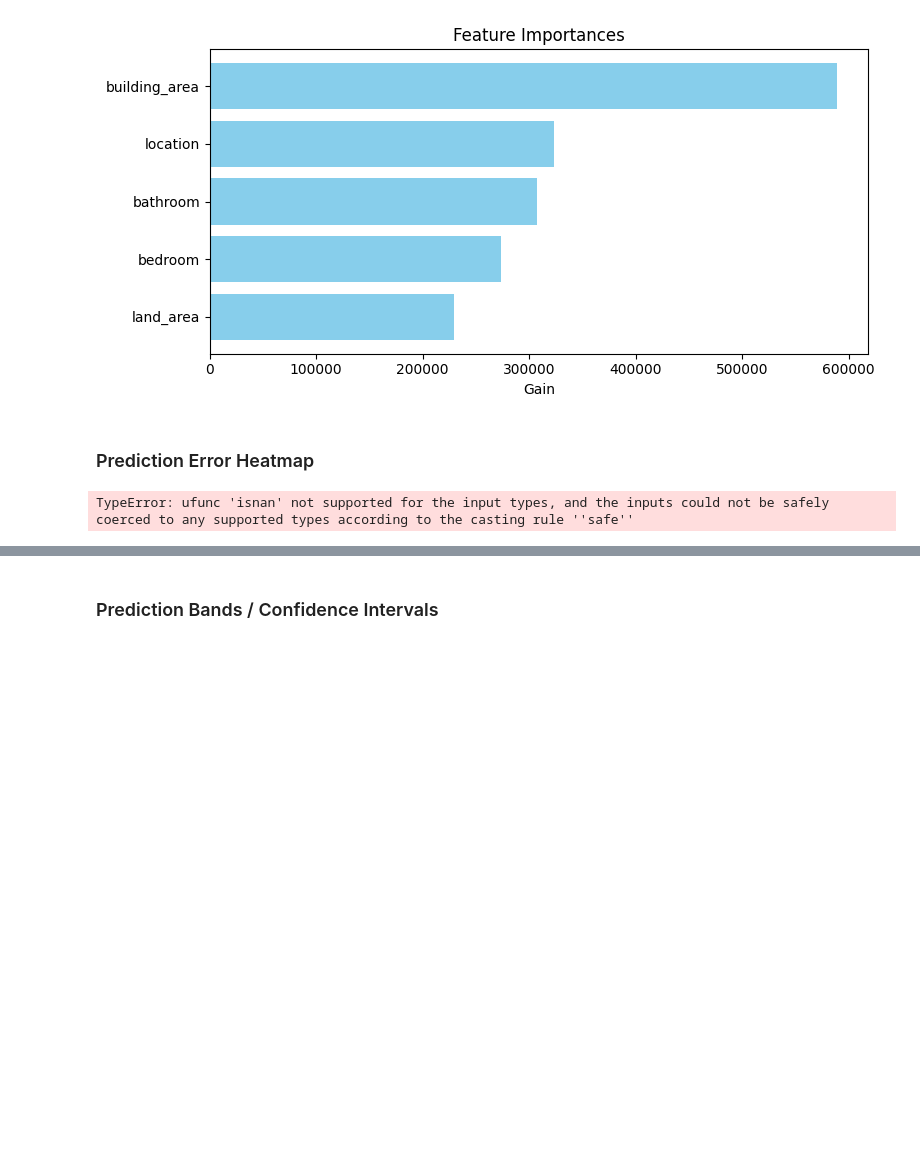
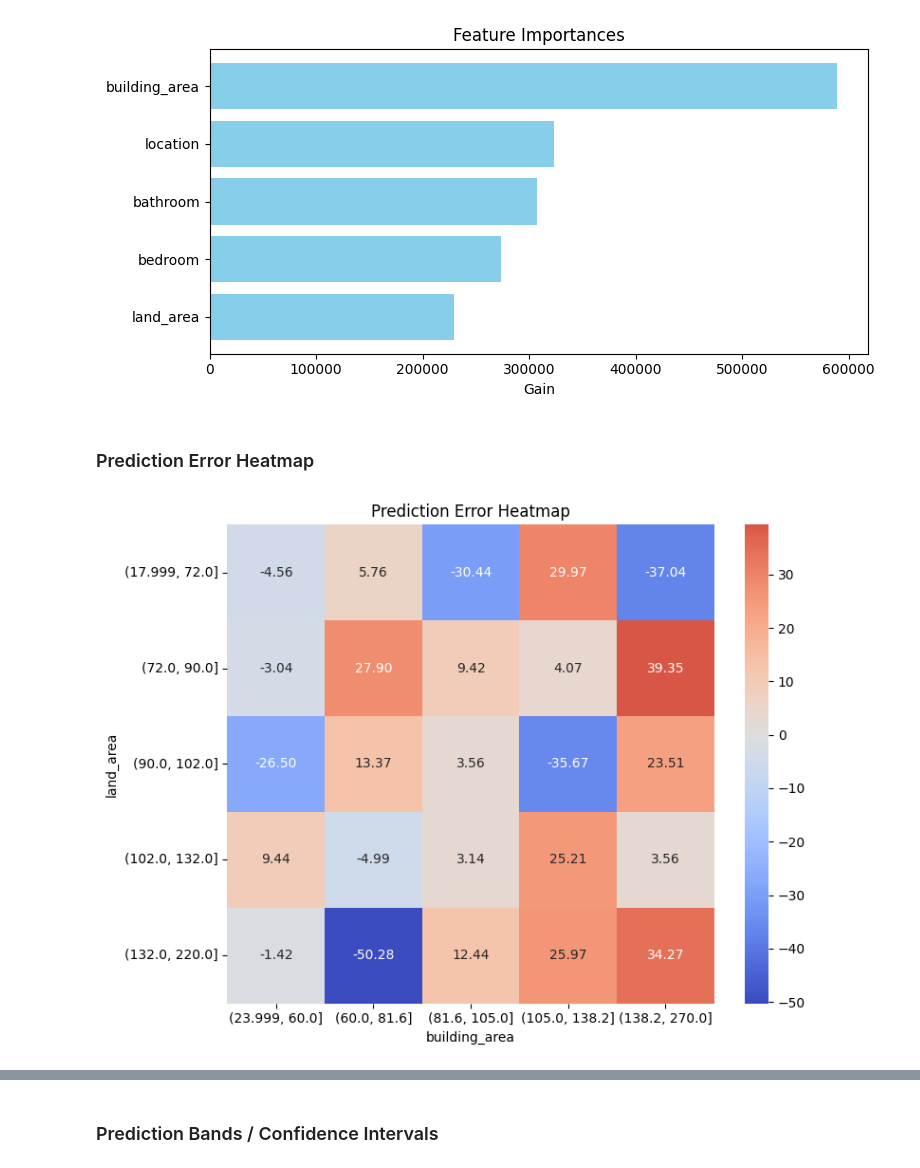
Before and after one commit to romzyalba/house_price_model, a Jupyter notebook: src/notebooks/eda.ipynb, the cells around one changed output, grey strips where cells are left out. Saved outputs shown, nothing was run; the diff lists cells and outputs as text; code cells hidden in the pictures; blank space fills up the shorter version.

Commit message:
add visualisation in EDA

```diff
--- a/src/notebooks/eda.ipynb
+++ b/src/notebooks/eda.ipynb
@@ -276,26 +278,28 @@ plt.show()
 ### Prediction Error Heatmap
 # %%
 # Misal dua fitur penting
-f1, f2 = 'building_area', 'location'
+f1, f2 = 'building_area', 'land_area'
 
 # Gabungkan ke dalam DataFrame
-df_error = X_test[[f1, f2]].copy()
+X_test_dummy = pd.DataFrame(X_test_encoded, columns=X_test.columns)
+df_error = X_test_dummy[[f1, f2]].copy()
 df_error['error'] = y_test - y_pred
 
 # Bin-kan fitur
 df_error['bin_f1'] = pd.qcut(df_error[f1], q=5)
 df_error['bin_f2'] = pd.qcut(df_error[f2], q=5)
+df_error.drop(columns=['building_area', 'land_area'], inplace=True)
 
 # Pivot table untuk heatmap
 pivot = df_error.pivot_table(values='error', index='bin_f2', columns='bin_f1', aggfunc='mean')
 
 # Plot
 plt.figure(figsize=(8, 6))
 sns.heatmap(pivot, annot=True, fmt=".2f", cmap='coolwarm', center=0)
 plt.title('Prediction Error Heatmap')
 plt.xlabel(f1)
 plt.ylabel(f2)
 plt.tight_layout()
 plt.show()
 # %% [output]
-TypeError: ufunc 'isnan' not supported for the input types, and the inputs could not be safely coerced to any supported types according to the casting rule ''safe''
+[figure, added]
```
Also changed, not shown: parts of 3 cells of this notebook, 2 other files.
